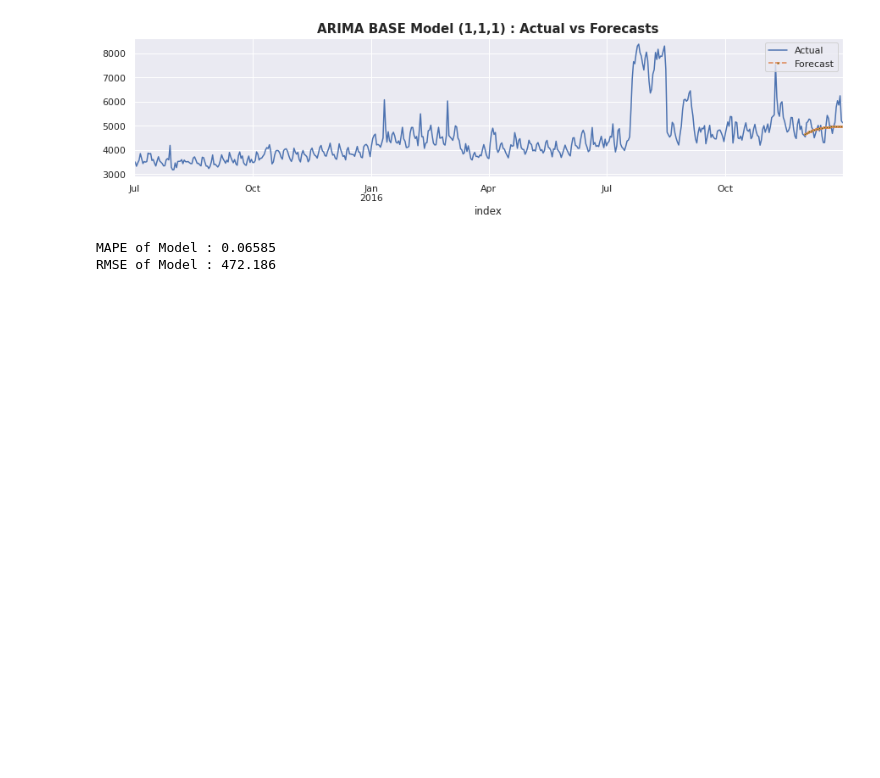
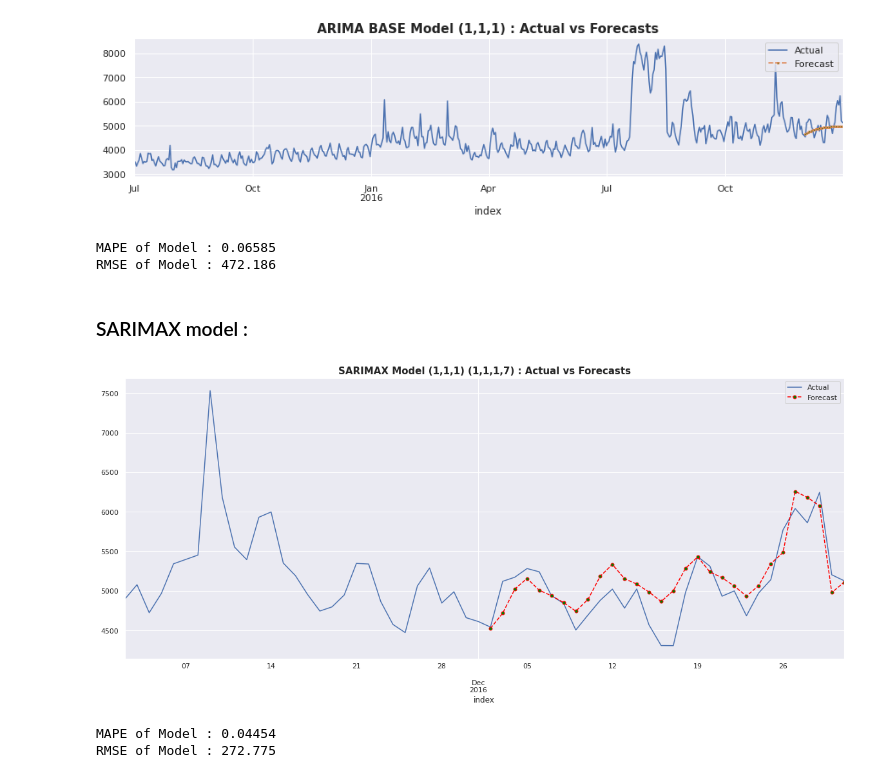
Before and after one commit to 28101991SUNNY/BusinessCase_Data_Exploration-, a Jupyter notebook: ad_ease_data/time_series_case_study .ipynb, the cells around one changed output. Drawn from its saved outputs; the diff is of its cells as text; code cells hidden in the pictures; blank space fills up the shorter version.

```diff
--- a/ad_ease_data/time_series_case_study .ipynb
+++ b/ad_ease_data/time_series_case_study .ipynb
@@ -716,3 +718,5 @@ print(f'RMSE of Model : {np.round(rmse,3)}')
 [figure]
 MAPE of Model : 0.06585
 RMSE of Model : 472.186
+# %% [markdown]
+### SARIMAX model :
@@ -718,0 +725,47 @@ RMSE of Model : 472.186
+# %%
+from statsmodels.tsa.statespace.sarimax import SARIMAX
+
+def sarimax_model(time_series, n, p=0, d=0, q=0, P=0, D=0, Q=0, s=0, exog = []):
+
+    #Creating SARIMAX Model with order(p,d,q) & seasonal_order=(P, D, Q, s)
+    model = SARIMAX(time_series[:-n], \
+                    order =(p,d,q),
+                    seasonal_order=(P, D, Q, s),
+                    exog = exog[:-n],
+                    initialization='approximate_diffuse')
+    model_fit = model.fit()
+
+    #Creating forecast for last n-values
+    model_forecast = model_fit.forecast(n, dynamic = True, exog = pd.DataFrame(exog[-n:]))
+
+    #plotting Actual & Forecasted values
+
+    plt.figure(figsize = (20,8))
+    time_series[-60:].plot(label = 'Actual')
+    model_forecast[-60:].plot(label = 'Forecast', color = 'red',
+                              linestyle='dashed', marker='o',markerfacecolor='green', markersize=5)
+    plt.legend(loc="upper right")
+    plt.title(f'SARIMAX Model ({p},{d},{q}) ({P},{D},{Q},{s}) : Actual vs Forecasts', fontsize = 15, fontweight = 'bold')
+    plt.show()
+
+    #Calculating MAPE & RMSE
+    actuals = time_series.values[-n:]
+    errors = time_series.values[-n:] - model_forecast.values
+
+    mape = np.mean(np.abs(errors)/ np.abs(actuals))
+    rmse = np.sqrt(np.mean(errors**2))
+
+    print()
+    print(f'MAPE of Model : {np.round(mape,5)}')
+    print(f'RMSE of Model : {np.round(rmse,3)}')
+# %%
+exog = Exog_Campaign_eng['Exog'].to_numpy()
+time_series = aggregated_data.English
+test_size= 0.1
+p,d,q, P,D,Q,s = 1,1,1,1,1,1,7
+n = 30
+sarimax_model(time_series, n, p=p, d=d, q=q, P=P, D=D, Q=Q, s=s, exog = exog)
+# %% [output]
+[figure, added]
+MAPE of Model : 0.04454
+RMSE of Model : 272.775
```
Also changed, not shown: parts of 3 cells of this notebook.
